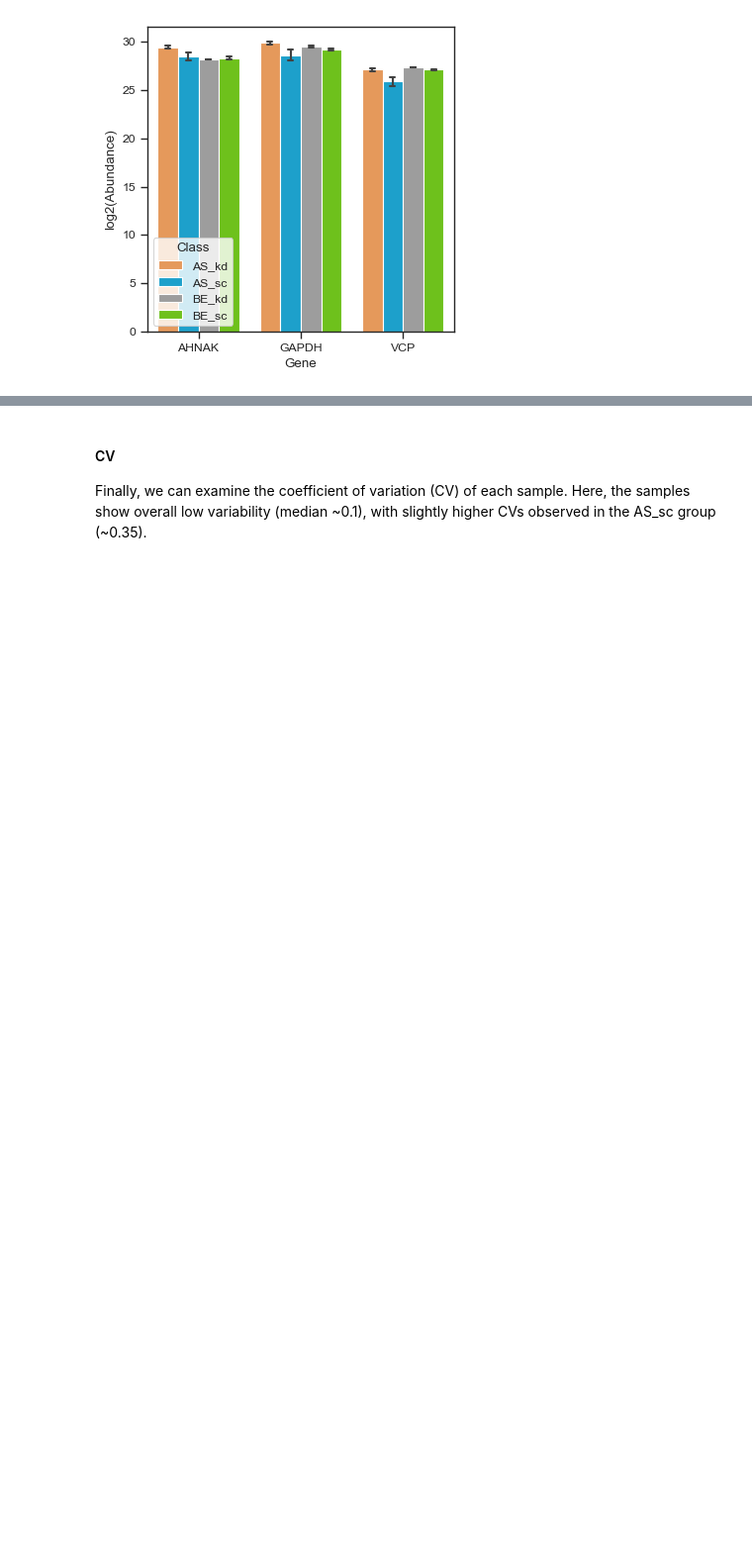
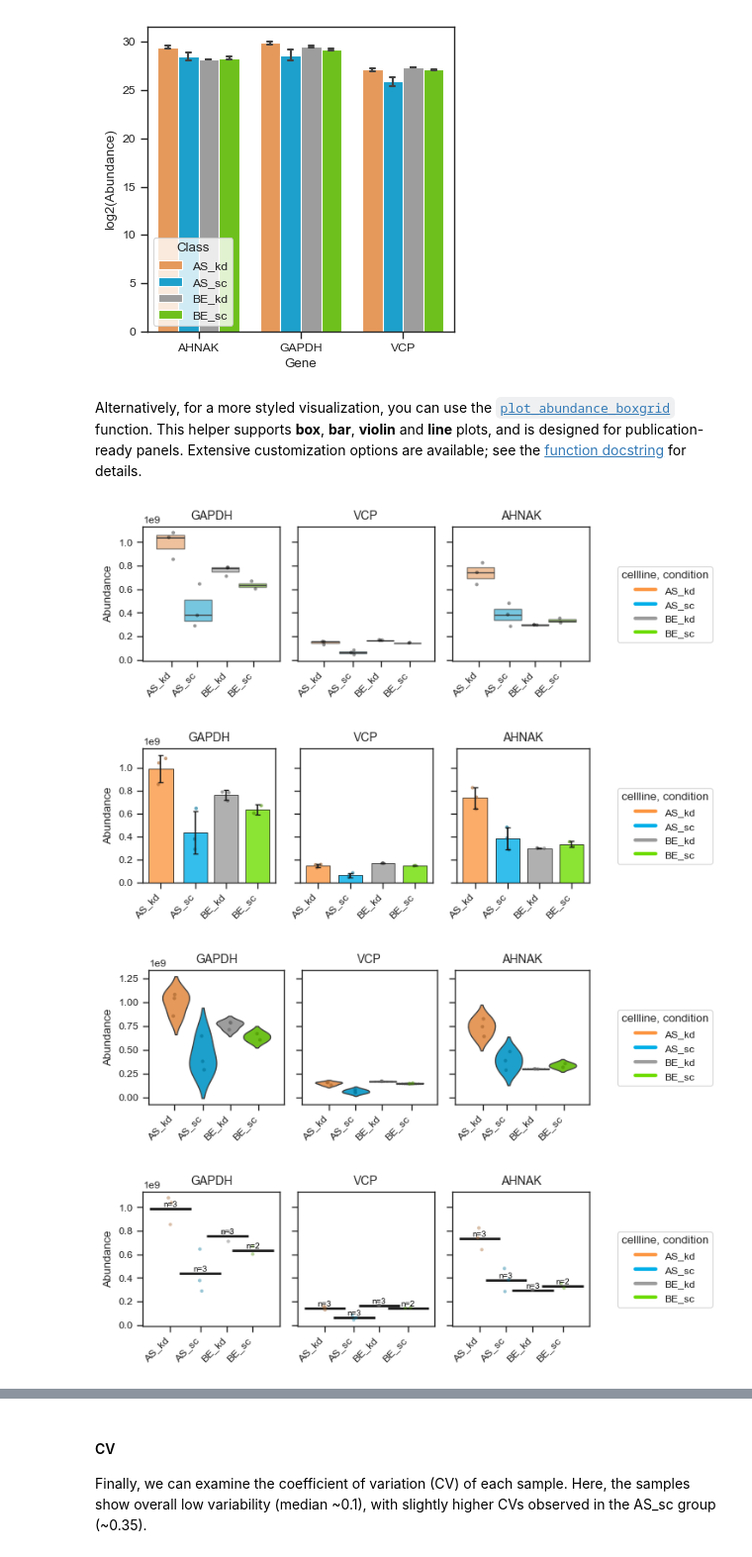
Before and after one commit to gnaprs/scpviz, a Jupyter notebook: docs/tutorials/quickstart.ipynb, the cells around one changed output, grey strips where cells are left out. Shown at 99% size. Saved outputs shown, nothing was run; the diff lists cells and outputs as text; code cells hidden in the pictures; blank space fills up the shorter version.

```diff
--- a/docs/tutorials/quickstart.ipynb
+++ b/docs/tutorials/quickstart.ipynb
@@ -130,5 +160,31 @@ pdata.plot_abundance(ax, namelist=["GAPDH", "VCP", "AHNAK"], classes=["cellline"
 plt.show()
 # %% [output]
 [figure]
+# %% [markdown]
+Alternatively, for a more styled visualization, you can use the [`plot_abundance_boxgrid`](https://gnaprs.github.io/scpviz/reference/plotting/#src.scpviz.plotting.plot_abundance_boxgrid) function. This helper supports **box**, **bar**, **violin** and **line** plots, and is designed for publication-ready panels. Extensive customization options are available; see the [function docstring](https://gnaprs.github.io/scpviz/reference/plotting/#src.scpviz.plotting.plot_abundance_boxgrid) for details.
+# %%
+figsize=(2,2.5)
+
+plot_type='box'
+pdata_filtered.plot_abundance_boxgrid(namelist=["GAPDH", "VCP", "AHNAK"], classes=["cellline",'condition'], plot_type=plot_type,figsize=figsize)
+plt.show()
+
+plot_type='bar'
+bar_kwargs={"width": 0.15,}
+pdata_filtered.plot_abundance_boxgrid(namelist=["GAPDH", "VCP", "AHNAK"], classes=["cellline",'condition'], plot_type=plot_type,figsize=figsize, bar_kwargs=bar_kwargs)
+plt.show()
+
+plot_type='violin'
+pdata_filtered.plot_abundance_boxgrid(namelist=["GAPDH", "VCP", "AHNAK"], classes=["cellline",'condition'], plot_type=plot_type,figsize=figsize)
+plt.show()
+
+plot_type='line'
+pdata_filtered.plot_abundance_boxgrid(namelist=["GAPDH", "VCP", "AHNAK"], classes=["cellline",'condition'], plot_type=plot_type,figsize=figsize, show_n=True)
+plt.show()
+# %% [output]
+[figure, added]
+[figure, added]
+[figure, added]
+[figure, added]
 # %% [markdown]
 #### PCA
```
Also changed, not shown: parts of 27 cells of this notebook, 5 other files.
